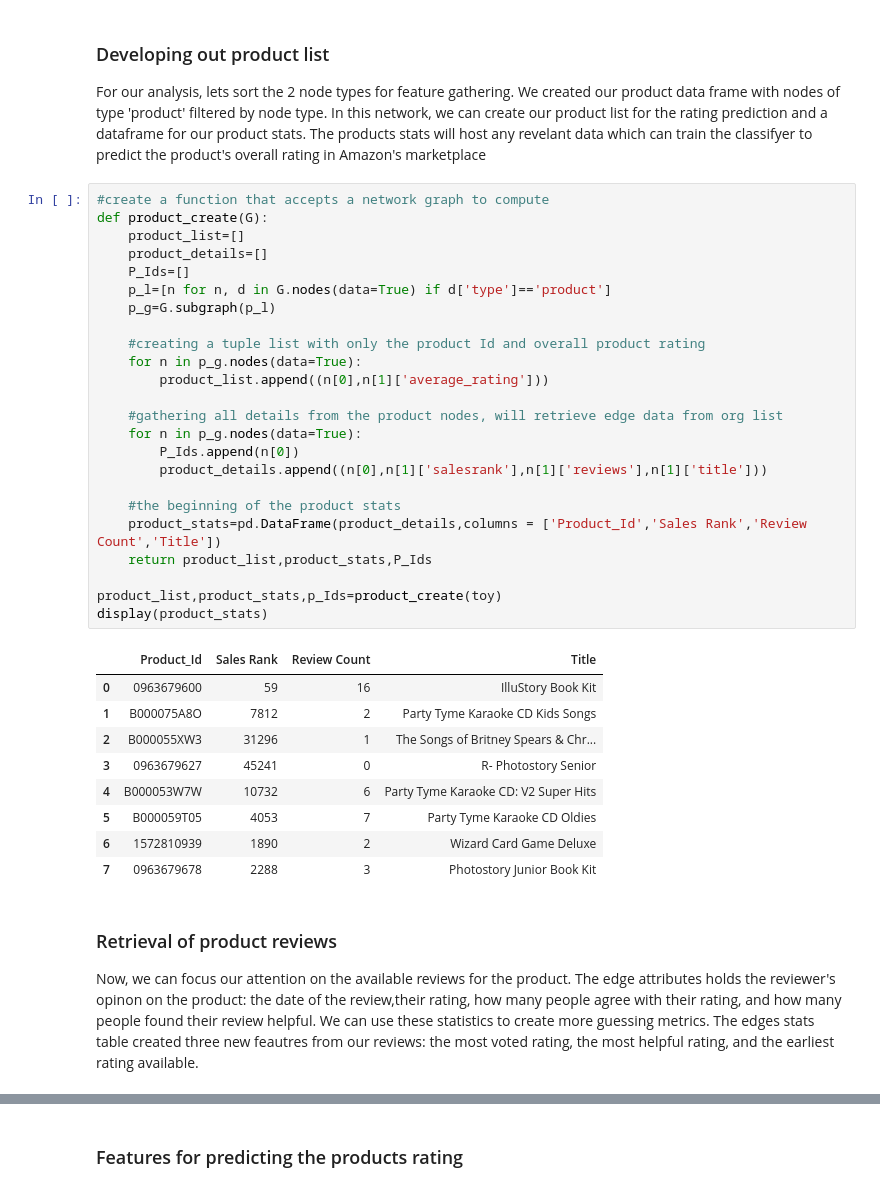
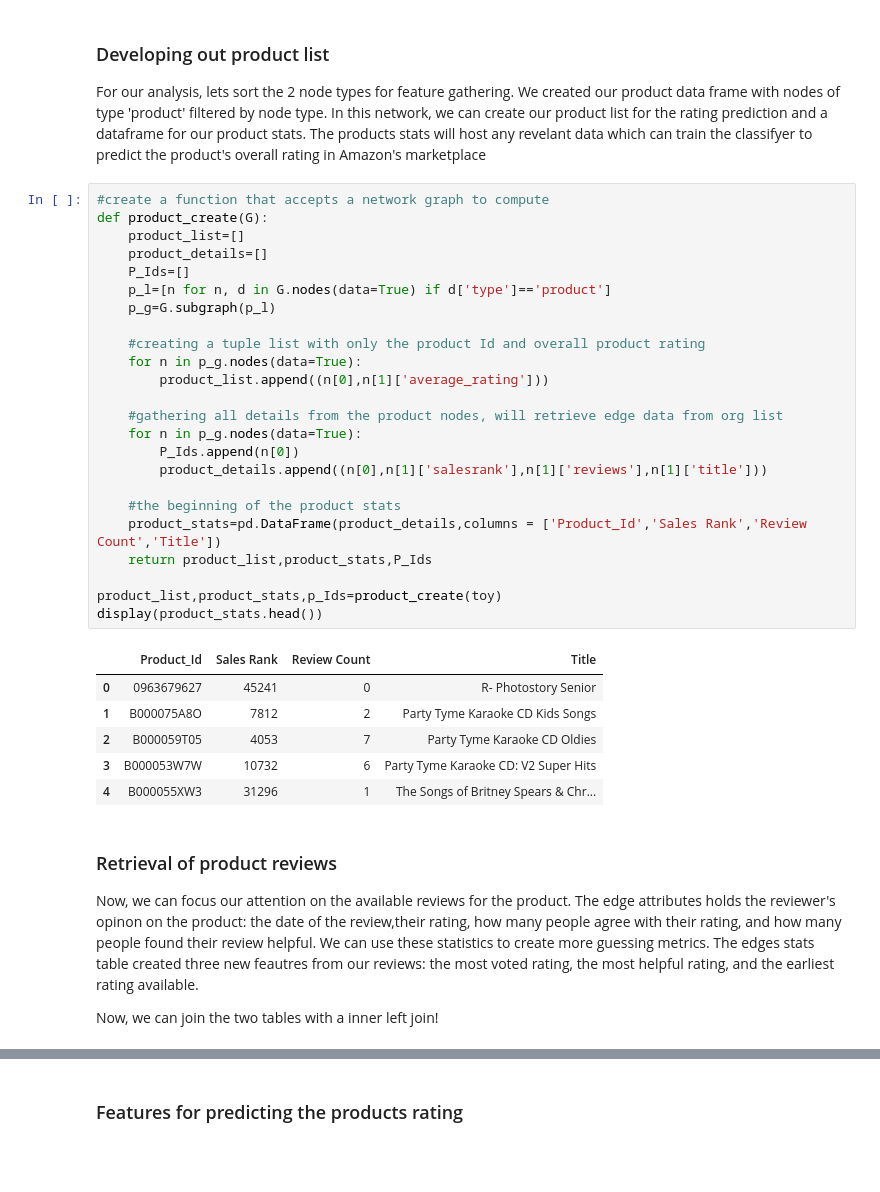
Before and after one commit to Vy4thewin/Data620_TeamVAC, a Jupyter notebook: Data620_FinalProject.ipynb, the cells around one changed output, grey strips where cells are left out. Saved outputs shown, nothing was run; the diff lists cells and outputs as text; blank space fills up the shorter version.

```diff
--- a/Data620_FinalProject.ipynb
+++ b/Data620_FinalProject.ipynb
@@ -69,41 +69,40 @@ For our analysis, lets sort the 2 node types for feature gathering. We created o
 # %%
 #create a function that accepts a network graph to compute
 def product_create(G):
     product_list=[]
     product_details=[]
     P_Ids=[]
     p_l=[n for n, d in G.nodes(data=True) if d['type']=='product']
     p_g=G.subgraph(p_l)
 
     #creating a tuple list with only the product Id and overall product rating
     for n in p_g.nodes(data=True):
         product_list.append((n[0],n[1]['average_rating']))
 
     #gathering all details from the product nodes, will retrieve edge data from org list
     for n in p_g.nodes(data=True):
         P_Ids.append(n[0])
         product_details.append((n[0],n[1]['salesrank'],n[1]['reviews'],n[1]['title']))
 
     #the beginning of the product stats
     product_stats=pd.DataFrame(product_details,columns = ['Product_Id','Sales Rank','Review Count','Title'])
     return product_list,product_stats,P_Ids
 
 product_list,product_stats,p_Ids=product_create(toy)
-display(product_stats)
+display(product_stats.head())
 # %% [output]
 |  | Product_Id | Sales Rank | Review Count | Title |
-| 0 | 0963679600 | 59 | 16 | IlluStory Book Kit |
+| 0 | 0963679627 | 45241 | 0 | R- Photostory Senior |
 | 1 | B000075A8O | 7812 | 2 | Party Tyme Karaoke CD Kids Songs |
-| 2 | B000055XW3 | 31296 | 1 | The Songs of Britney Spears & Chr... |
-| 3 | 0963679627 | 45241 | 0 | R- Photostory Senior |
-| 4 | B000053W7W | 10732 | 6 | Party Tyme Karaoke CD: V2 Super Hits |
-| 5 | B000059T05 | 4053 | 7 | Party Tyme Karaoke CD Oldies |
-| 6 | 1572810939 | 1890 | 2 | Wizard Card Game Deluxe |
-| 7 | 0963679678 | 2288 | 3 | Photostory Junior Book Kit |
+| 2 | B000059T05 | 4053 | 7 | Party Tyme Karaoke CD Oldies |
+| 3 | B000053W7W | 10732 | 6 | Party Tyme Karaoke CD: V2 Super Hits |
+| 4 | B000055XW3 | 31296 | 1 | The Songs of Britney Spears & Chr... |
 # %% [markdown]
 ### Retrieval of product reviews
 
 Now, we can focus our attention on the available reviews for the product. The edge attributes holds the reviewer's opinon on the product: the date of the review,their rating, how many people agree with their rating, and how many people found their review helpful. We can use these statistics to create more guessing metrics.  The edges stats table created three new feautres from our reviews: the most voted rating, the most helpful rating, and the earliest rating available.
+
+Now, we can join the two tables with a inner left join!
 # %%
 #function that will retieve edge details
 def create_edetails(G,P_Ids):
```
Also changed, not shown: parts of 3 cells of this notebook.
